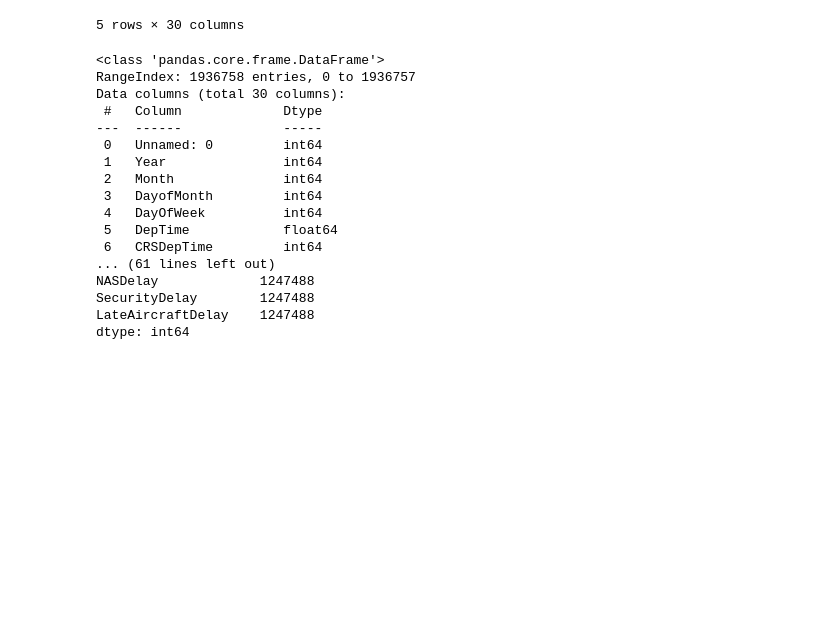
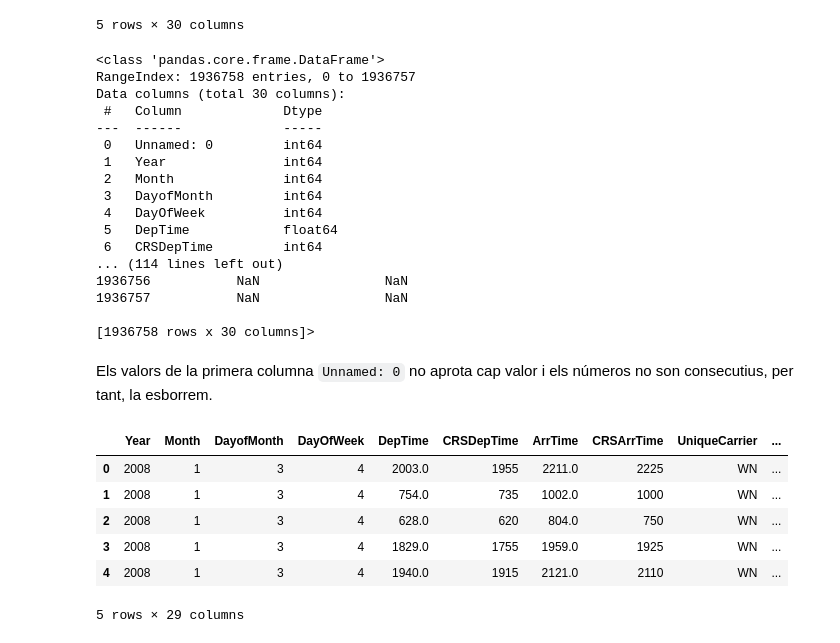
Before and after one commit to davifebdn/estructures_Dataframe, a Jupyter notebook: Data_Science_Sprint_2_T05_Exploració_de_les_dades.ipynb, the cells around one changed output. Saved outputs shown, nothing was run; the diff lists cells and outputs as text; code cells hidden in the pictures; blank space fills up the shorter version.

```diff
--- a/Data_Science_Sprint_2_T05_Exploració_de_les_dades.ipynb
+++ b/Data_Science_Sprint_2_T05_Exploració_de_les_dades.ipynb
@@ -42,7 +42,7 @@ df.head()
 # %%
 import pandas as pd
 print("Dades bàsiques:\nNúmero de files i columnes:",df.shape,
-      "\nÍndex:",df.index,"\nColumnes:",df.columns, df.info(), df.count())
+      "\nÍndex:",df.index,"\nColumnes:","\n",df.columns, df.info(), df.count(), df.describe)
 # %% [output]
 <class 'pandas.core.frame.DataFrame'>
 RangeIndex: 1936758 entries, 0 to 1936757
@@ -56,8 +56,8 @@ Data columns (total 30 columns):
  4   DayOfWeek          int64
  5   DepTime            float64
  6   CRSDepTime         int64
-... (61 lines left out)
-NASDelay             1247488
-SecurityDelay        1247488
-LateAircraftDelay    1247488
-dtype: int64
+... (114 lines left out)
+1936756           NaN                NaN
+1936757           NaN                NaN
+
+[1936758 rows x 30 columns]>
@@ -65,0 +64,13 @@ dtype: int64
+# %% [markdown]
+Els valors de la primera columna `Unnamed: 0` no aprota cap valor i els números no son consecutius, per tant, la esborrem.
+# %%
+df2 = df.drop(columns=['Unnamed: 0'])
+df2.head()
+# %% [output]
+|  | Year | Month | DayofMonth | DayOfWeek | DepTime | CRSDepTime | ArrTime | CRSArrTime | UniqueCarrier | ... |
+| 0 | 2008 | 1 | 3 | 4 | 2003.0 | 1955 | 2211.0 | 2225 | WN | ... |
+| 1 | 2008 | 1 | 3 | 4 | 754.0 | 735 | 1002.0 | 1000 | WN | ... |
+| 2 | 2008 | 1 | 3 | 4 | 628.0 | 620 | 804.0 | 750 | WN | ... |
+| 3 | 2008 | 1 | 3 | 4 | 1829.0 | 1755 | 1959.0 | 1925 | WN | ... |
+| 4 | 2008 | 1 | 3 | 4 | 1940.0 | 1915 | 2121.0 | 2110 | WN | ... |
+5 rows × 29 columns
```
Also changed, not shown: parts of 5 cells of this notebook.
